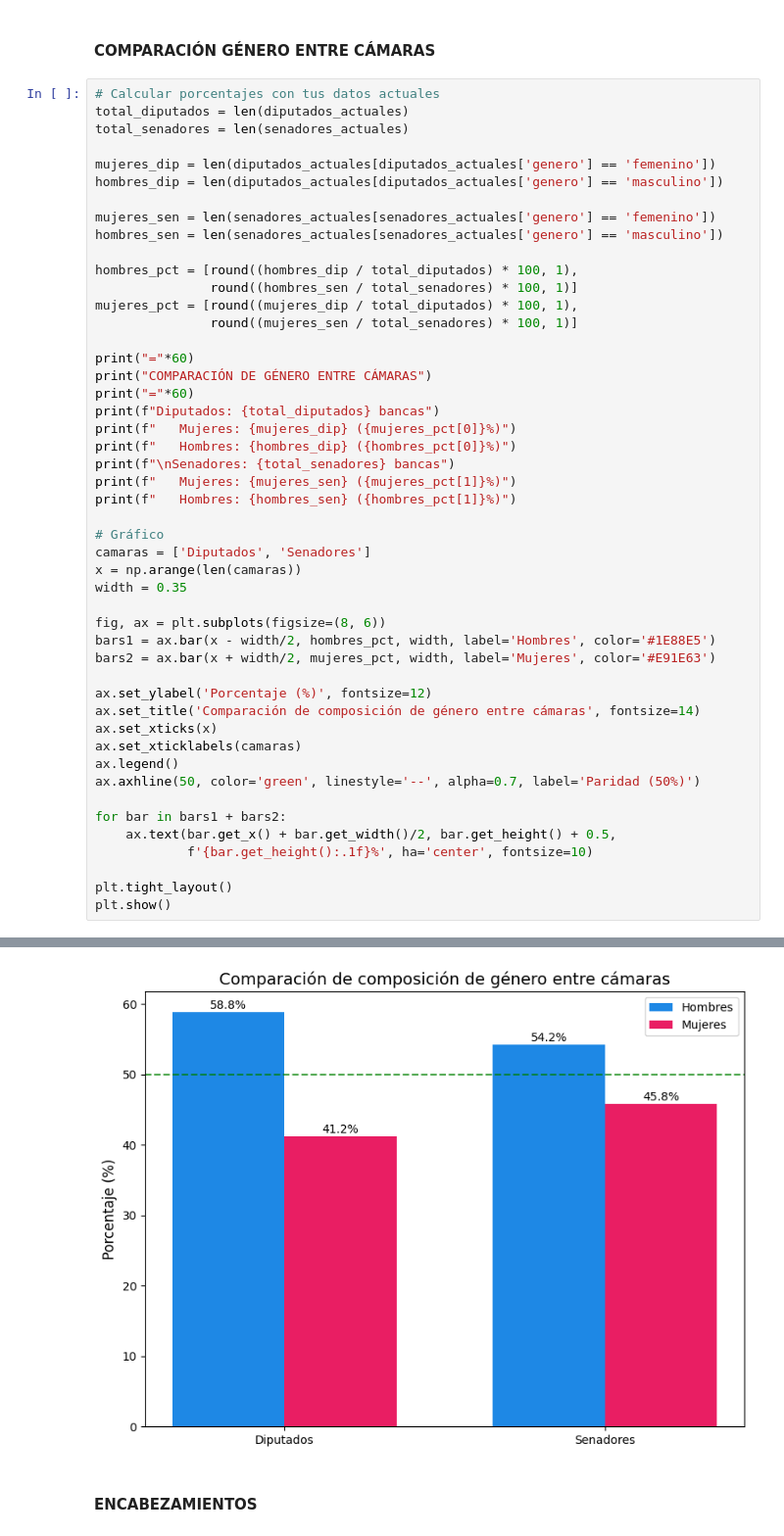
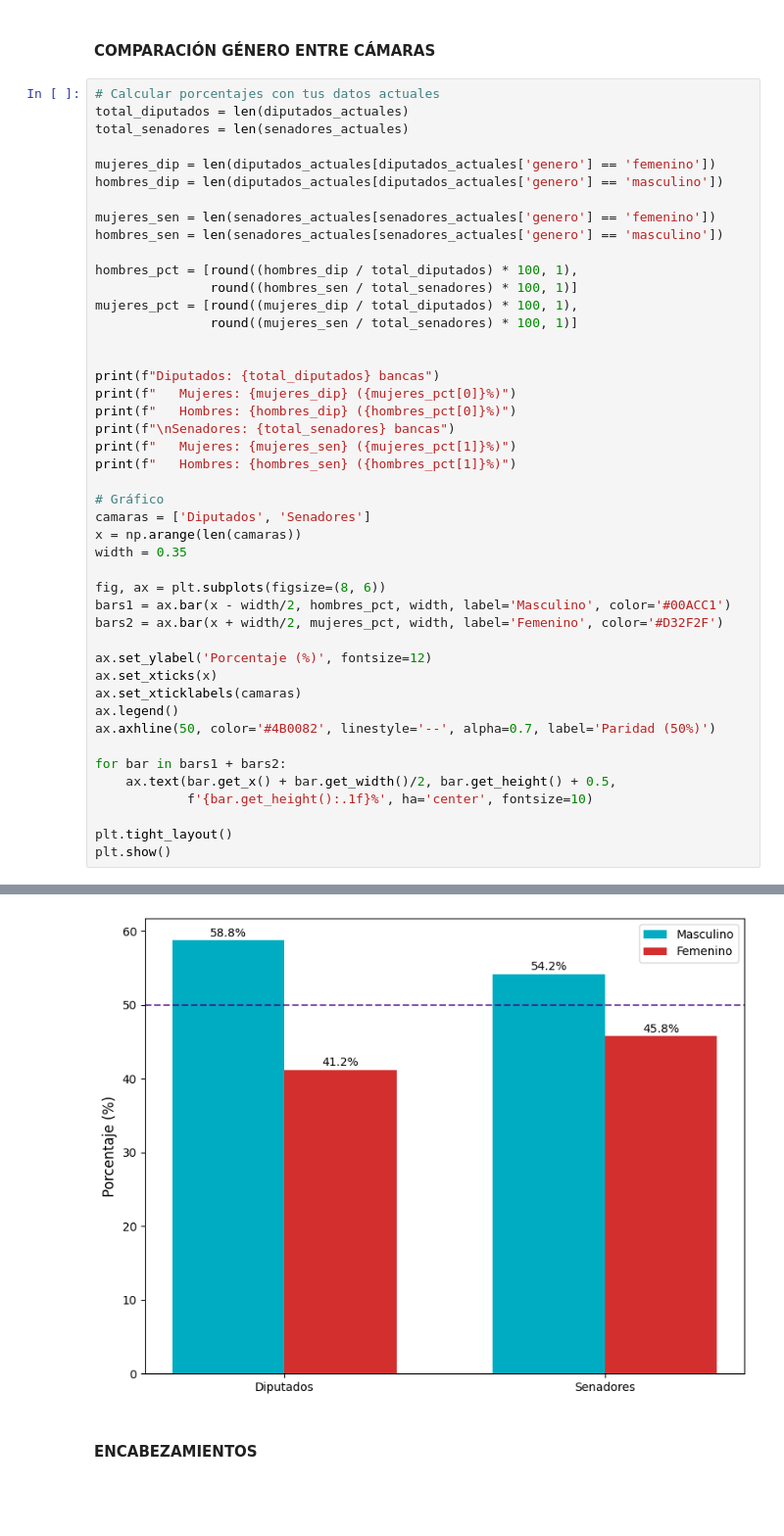
Before and after one commit to flordis/IT-Academy, a Jupyter notebook: proyecto/ITA_project_analysis.ipynb, the cells around one changed output, grey strips where cells are left out. Shown at 98% size. Cells and saved outputs as stored; diff of their text form; blank space fills up the shorter version.

```diff
--- a/proyecto/ITA_project_analysis.ipynb
+++ b/proyecto/ITA_project_analysis.ipynb
@@ -355,9 +339,7 @@ hombres_pct = [round((hombres_dip / total_diputados) * 100, 1),
 mujeres_pct = [round((mujeres_dip / total_diputados) * 100, 1),
                round((mujeres_sen / total_senadores) * 100, 1)]
 
-print("="*60)
-print("COMPARACIÓN DE GÉNERO ENTRE CÁMARAS")
-print("="*60)
+
 print(f"Diputados: {total_diputados} bancas")
 print(f"   Mujeres: {mujeres_dip} ({mujeres_pct[0]}%)")
 print(f"   Hombres: {hombres_dip} ({hombres_pct[0]}%)")
@@ -371,15 +353,14 @@ x = np.arange(len(camaras))
 width = 0.35
 
 fig, ax = plt.subplots(figsize=(8, 6))
-bars1 = ax.bar(x - width/2, hombres_pct, width, label='Hombres', color='#1E88E5')
-bars2 = ax.bar(x + width/2, mujeres_pct, width, label='Mujeres', color='#E91E63')
+bars1 = ax.bar(x - width/2, hombres_pct, width, label='Masculino', color='#00ACC1')
+bars2 = ax.bar(x + width/2, mujeres_pct, width, label='Femenino', color='#D32F2F')
 
 ax.set_ylabel('Porcentaje (%)', fontsize=12)
-ax.set_title('Comparación de composición de género entre cámaras', fontsize=14)
 ax.set_xticks(x)
 ax.set_xticklabels(camaras)
 ax.legend()
-ax.axhline(50, color='green', linestyle='--', alpha=0.7, label='Paridad (50%)')
+ax.axhline(50, color='#4B0082', linestyle='--', alpha=0.7, label='Paridad (50%)')
 
 for bar in bars1 + bars2:
     ax.text(bar.get_x() + bar.get_width()/2, bar.get_height() + 0.5,
@@ -394,10 +372,10 @@ COMPARACIÓN DE GÉNERO ENTRE CÁMARAS
 Diputados: 257 bancas
    Mujeres: 106 (41.2%)
    Hombres: 151 (58.8%)
 
 Senadores: 72 bancas
    Mujeres: 33 (45.8%)
    Hombres: 39 (54.2%)
-[figure, old version]
+[figure, new version]
 # %% [markdown]
 #### ENCABEZAMIENTOS
```
Also changed, not shown: parts of 21 cells of this notebook, 3 other files.
